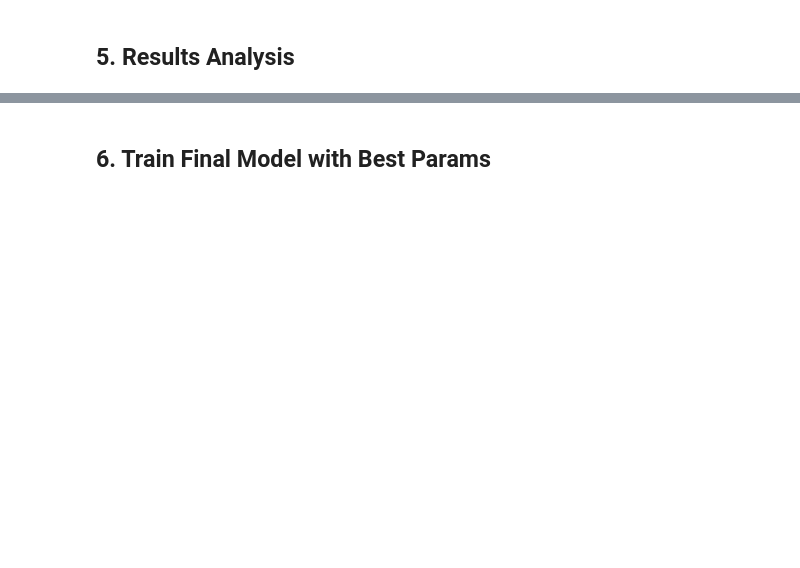
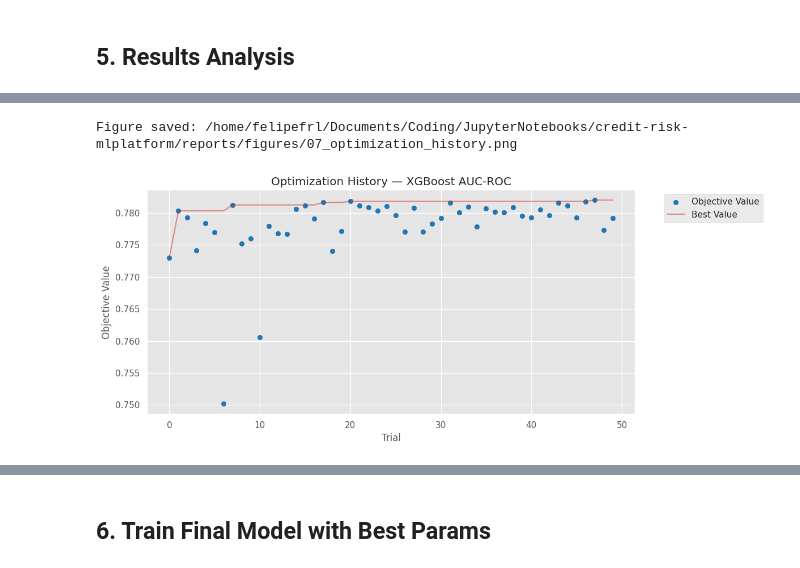
Before and after one commit to felipefl142/credit-risk-prediction-mlplatform, a Jupyter notebook: notebooks/07_hyperparameter_tuning.ipynb, the cells around one changed output, grey strips where cells are left out. Drawn from its saved outputs; the diff is of its cells as text; code cells hidden in the pictures; blank space fills up the shorter version.

```diff
--- a/notebooks/07_hyperparameter_tuning.ipynb
+++ b/notebooks/07_hyperparameter_tuning.ipynb
@@ -180,15 +222,15 @@ N_TRIALS = 50
 
 study = optuna.create_study(
     direction="maximize",
-    study_name="lgbm-tuning",
+    study_name="xgb-tuning",
     sampler=optuna.samplers.TPESampler(seed=RANDOM_STATE),
 )
 
 # Wrap in a parent MLFlow run
-with mlflow.start_run(run_name="optuna_lgbm_tuning") as parent_run:
+with mlflow.start_run(run_name="optuna_xgb_tuning") as parent_run:
     mlflow.log_param("tuning_method", "optuna_tpe")
     mlflow.log_param("n_trials", N_TRIALS)
-    mlflow.log_param("model_type", "LightGBM")
+    mlflow.log_param("model_type", "XGBoost")
     mlflow.log_param("train_size", X_train.shape[0])
     mlflow.log_param("val_size", X_val.shape[0])
     mlflow.log_param("test_size", X_test.shape[0])
@@ -232,12 +300,15 @@ print(f"  Max AUC-ROC:    {trials_df['value'].max():.6f}")
 # %%
 # Optimization history
 fig = optuna.visualization.matplotlib.plot_optimization_history(study)
 fig.figure.set_size_inches(12, 5)
-fig.set_title("Optimization History — LightGBM AUC-ROC")
+fig.set_title("Optimization History — XGBoost AUC-ROC")
 plt.tight_layout()
 fig.figure.savefig(FIGURES_DIR / "07_optimization_history.png", dpi=150, bbox_inches="tight")
 print(f"Figure saved: {FIGURES_DIR / '07_optimization_history.png'}")
 plt.show()
+# %% [output]
+Figure saved: /home/felipefrl/Documents/Coding/JupyterNotebooks/credit-risk-mlplatform/reports/figures/07_optimization_history.png
+[figure, added]
 # %%
 # Parameter importance
 fig = optuna.visualization.matplotlib.plot_param_importances(study)
```
Also changed, not shown: parts of 20 cells of this notebook, 2 other files.
